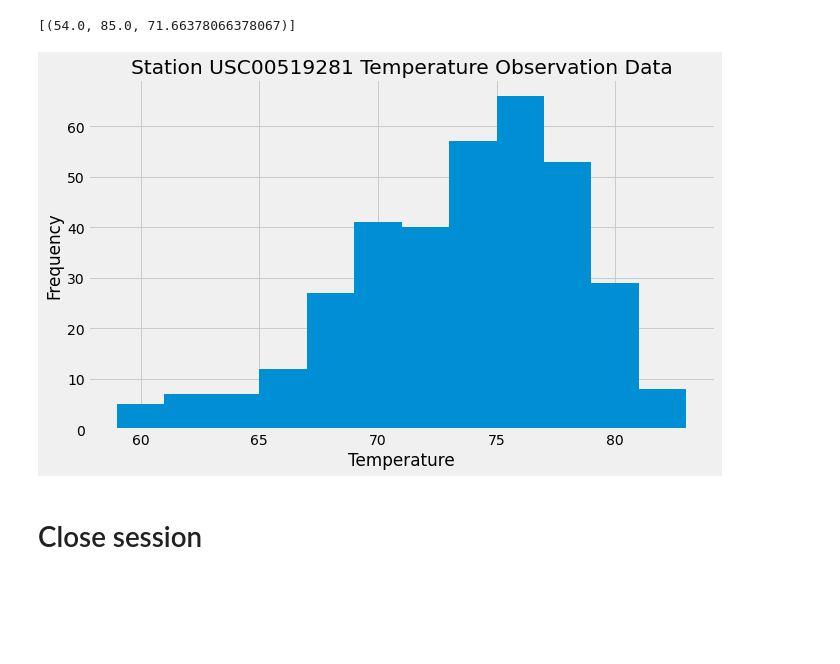
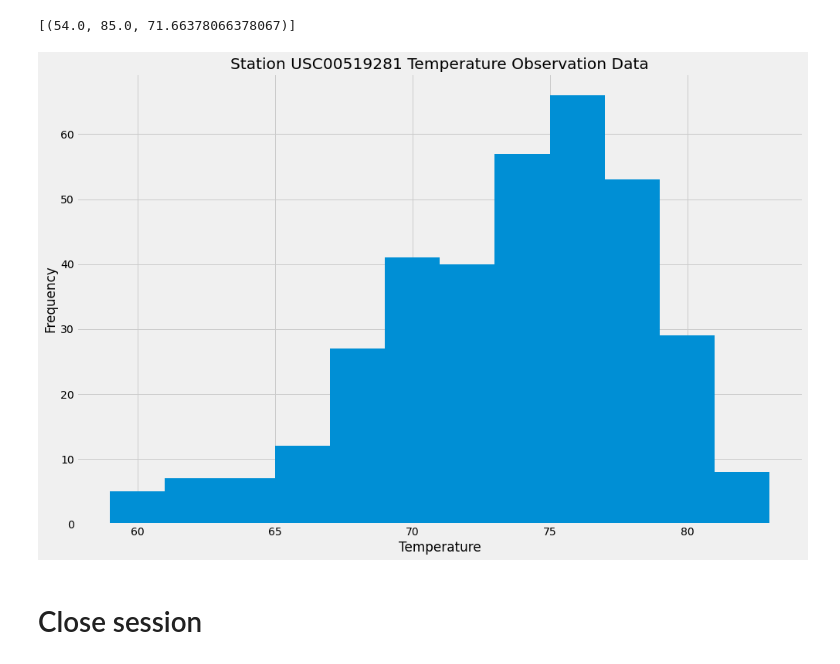
Before and after one commit to acorea/sqlalchemy-challenge, a Jupyter notebook: climate_final.ipynb, the cells around one changed output. Saved outputs shown, nothing was run; the diff lists cells and outputs as text; code cells hidden in the pictures; blank space fills up the shorter version.

```diff
--- a/climate_final.ipynb
+++ b/climate_final.ipynb
@@ -112,16 +112,16 @@ session.query(func.min(measurement.tobs),
 # %%
 # Using the most active station id
 # Query the last 12 months of temperature observation data for this station and plot the results as a histogram
 results = session.query(measurement.tobs)\
 .filter((measurement.station=='USC00519281') & (measurement.date > prevYear)).all()
 
-pd.DataFrame(results).hist(bins=12,figsize=(10,6))
+pd.DataFrame(results).hist(bins=12,figsize=(15,10))
 plt.xlabel('Temperature')
 plt.ylabel('Frequency')
 plt.title('Station USC00519281 Temperature Observation Data')
 plt.show()
 # %% [output]
-[figure, old version]
+[figure, new version]
 # %% [markdown]
 # Close session
 # %%
```
Also changed, not shown: 1 other file.
